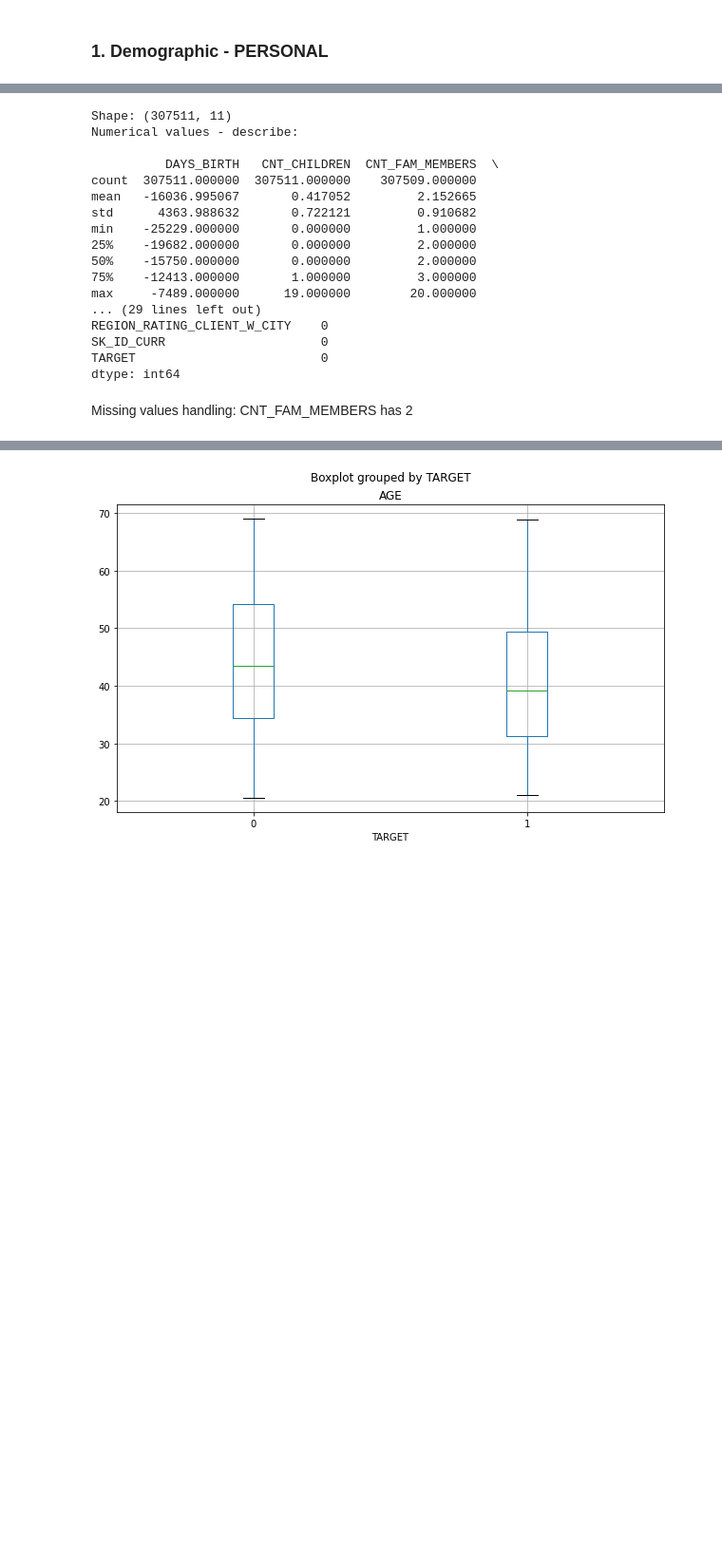
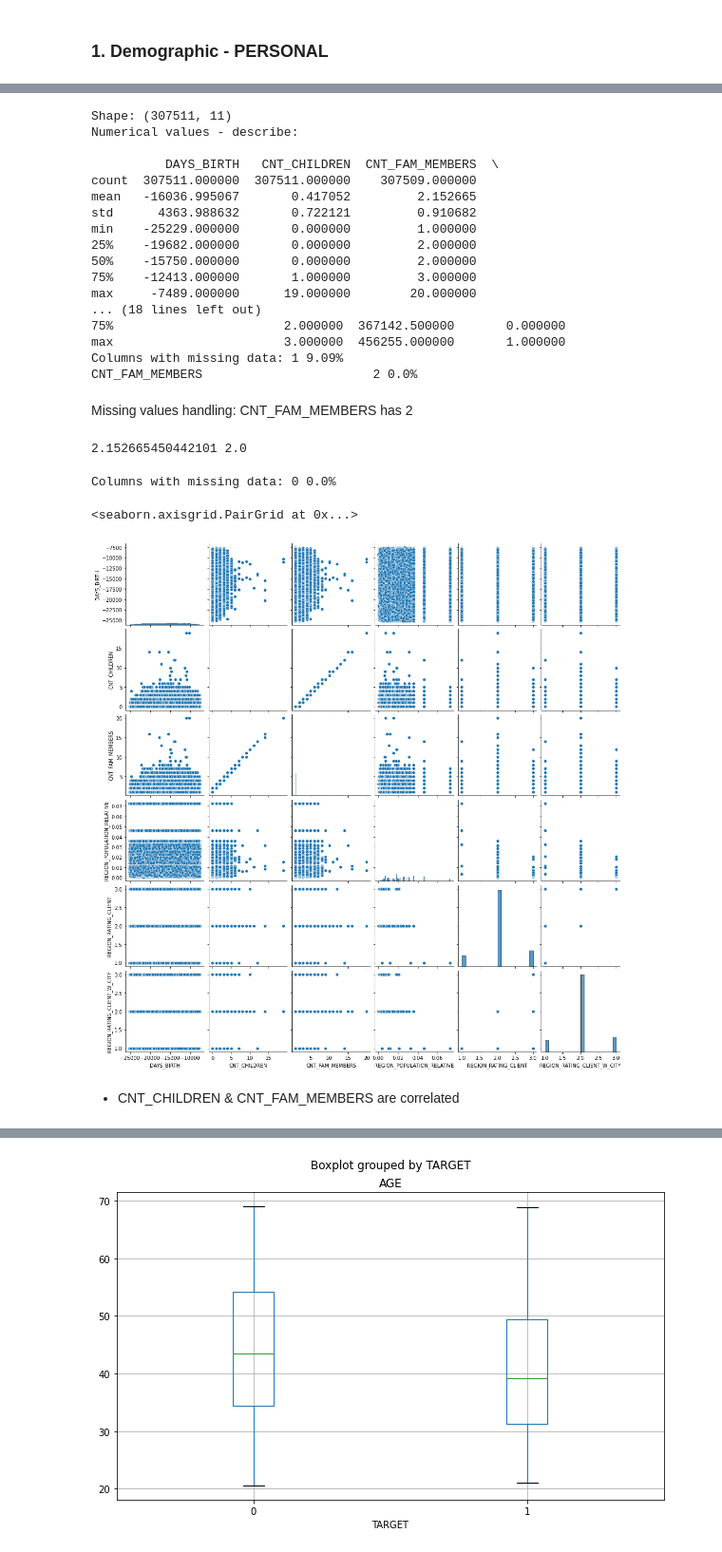
Before and after one commit to sreedevigattu/crediteda, a Jupyter notebook: CreditEDA.ipynb, the cells around one changed output, grey strips where cells are left out. Shown at 95% size. Saved outputs shown, nothing was run; the diff lists cells and outputs as text; code cells hidden in the pictures; blank space fills up the shorter version.

```diff
--- a/CreditEDA.ipynb
+++ b/CreditEDA.ipynb
@@ -667,8 +789,8 @@ DEMOGRAPHIC_PROFESSIONAL = [ 'NAME_EDUCATION_TYPE', 'NAME_INCOME_TYPE', 'OCCUPAT
 # %%
-df_ca_demo_per = df_ca[DEMOGRAPHIC_PERSONAL + ['SK_ID_CURR', 'TARGET']]
+df_ca_demo_per = df_ca[CA_DEMOGRAPHIC_PERSONAL_COLS + ['SK_ID_CURR', 'TARGET']]
 print("Shape:",df_ca_demo_per.shape)
 print("Numerical values - describe:\n"); print(df_ca_demo_per.describe())
-print("Missing values:"); print(df_ca_demo_per.isna().sum())
+listColumsWithMissingData(df_ca_demo_per)
 # %% [output]
 Shape: (307511, 11)
 Numerical values - describe:
@@ -682,10 +804,14 @@ min    -25229.000000       0.000000         1.000000
 50%    -15750.000000       0.000000         2.000000
 75%    -12413.000000       1.000000         3.000000
 max     -7489.000000      19.000000        20.000000
-... (29 lines left out)
-REGION_RATING_CLIENT_W_CITY    0
-SK_ID_CURR                     0
-TARGET                         0
-dtype: int64
+... (18 lines left out)
+75%                       2.000000  367142.500000       0.000000
+max                       3.000000  456255.000000       1.000000
+Columns with missing data: 1 9.09%
+CNT_FAM_MEMBERS                       2 0.0%
 # %% [markdown]
 Missing values handling: CNT_FAM_MEMBERS has 2
+# %%
+print(df_ca_demo_per['CNT_FAM_MEMBERS'].mean(), df_ca_demo_per['CNT_FAM_MEMBERS'].median())
+# %% [output]
+2.152665450442101 2.0
@@ -692,3 +820,14 @@ Missing values handling: CNT_FAM_MEMBERS has 2
+# %%
+listColumsWithMissingData(df_ca_demo_per)
+# %% [output]
+Columns with missing data: 0 0.0%
+# %%
+sns.pairplot(data=df_ca_demo_per[CA_DEMOGRAPHIC_PERSONAL_COLS])
+# %% [output]
+<seaborn.axisgrid.PairGrid at 0x...>
+[figure, added]
+# %% [markdown]
+- CNT_CHILDREN & CNT_FAM_MEMBERS are correlated
 # %%
 compare(df_ca_demo_per, 'CODE_GENDER', 'Gender', labels=['Female', 'Male', 'Not Known'])
 compare(df_ca_demo_per, 'NAME_FAMILY_STATUS', 'Family Status', figsize=(16, 6))
```
Also changed, not shown: parts of 188 cells of this notebook.
